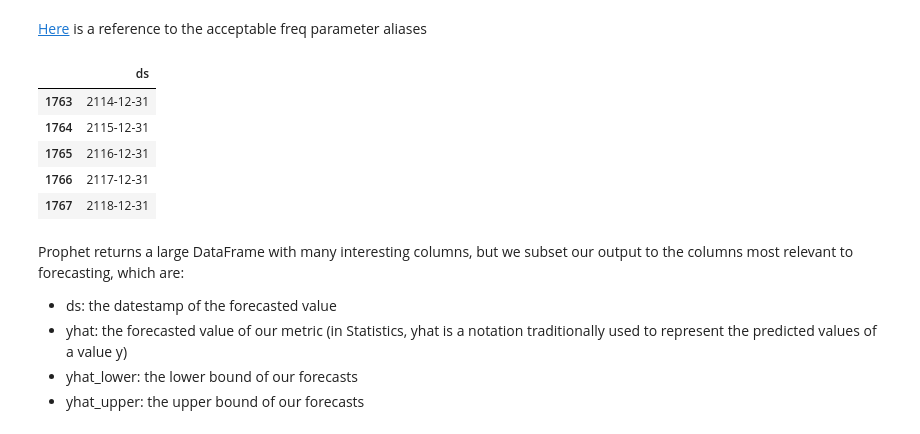
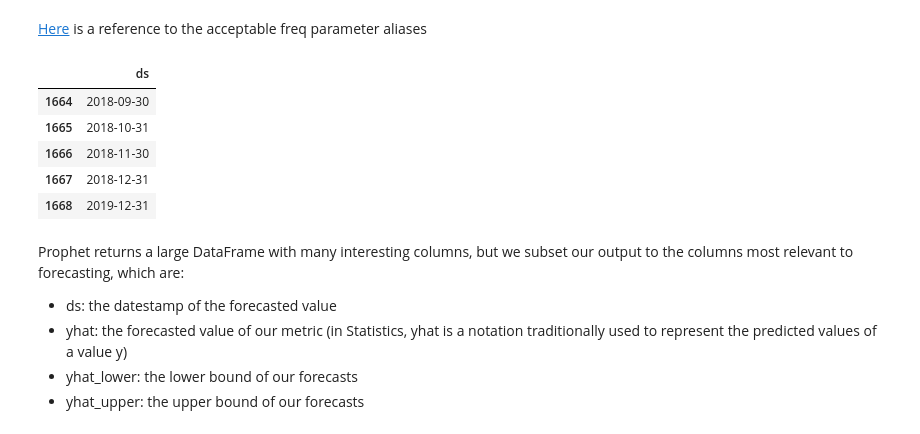
Before and after one commit to AnaAGG/Time_Series_Project, a Jupyter notebook: Notebooks/1.2_Temperature model.ipynb, the cells around one changed output. Cells and saved outputs as stored; diff of their text form; code cells hidden in the pictures.

```diff
--- a/Notebooks/1.2_Temperature model.ipynb
+++ b/Notebooks/1.2_Temperature model.ipynb
@@ -36,6 +40,11 @@ df.dtypes
 date              object
 Avg_anomalies    float64
 dtype: object
+# %%
+scaler = MinMaxScaler(feature_range=(0, 1))
+dataset = scaler.fit_transform(df[["Avg_anomalies"]])
+# %%
+df["Avg_anomalies"] = dataset
 # %%
 df['Datetime'] = pd.to_datetime(df['date'])
 # %%
@@ -97,15 +125,15 @@ INFO:prophet:Disabling daily seasonality. Run prophet with daily_seasonality=Tru
 [Here](https://pandas.pydata.org/pandas-docs/stable/user_guide/timeseries.html) is a reference to the acceptable freq parameter aliases
 # %%
 # como quiero los proximos 50 años mi periodo es de 50 con una frecuencia de años
-future = model.make_future_dataframe(periods=100, freq='Y')
+future = model.make_future_dataframe(periods=1, freq='Y')
 future.tail()
 # %% [output]
 |  | ds |
-| 1763 | 2114-12-31 |
-| 1764 | 2115-12-31 |
-| 1765 | 2116-12-31 |
-| 1766 | 2117-12-31 |
-| 1767 | 2118-12-31 |
+| 1664 | 2018-09-30 |
+| 1665 | 2018-10-31 |
+| 1666 | 2018-11-30 |
+| 1667 | 2018-12-31 |
+| 1668 | 2019-12-31 |
 # %% [markdown]
 Prophet returns a large DataFrame with many interesting columns, but we subset our output to the columns most relevant to forecasting, which are:
 
```
Also changed, not shown: parts of 14 cells of this notebook, 13 other files.
